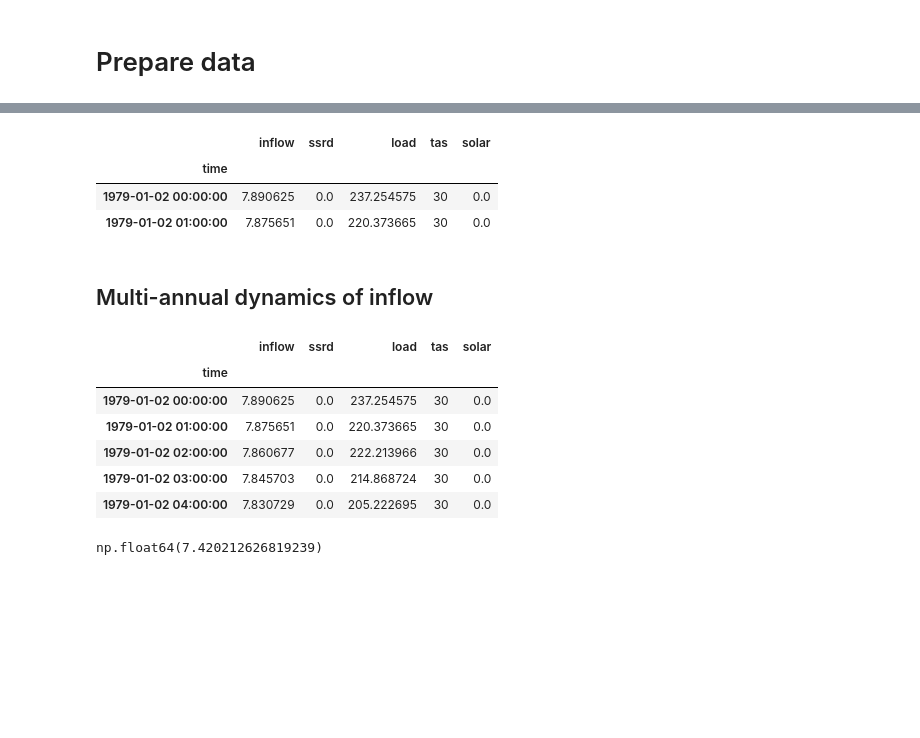
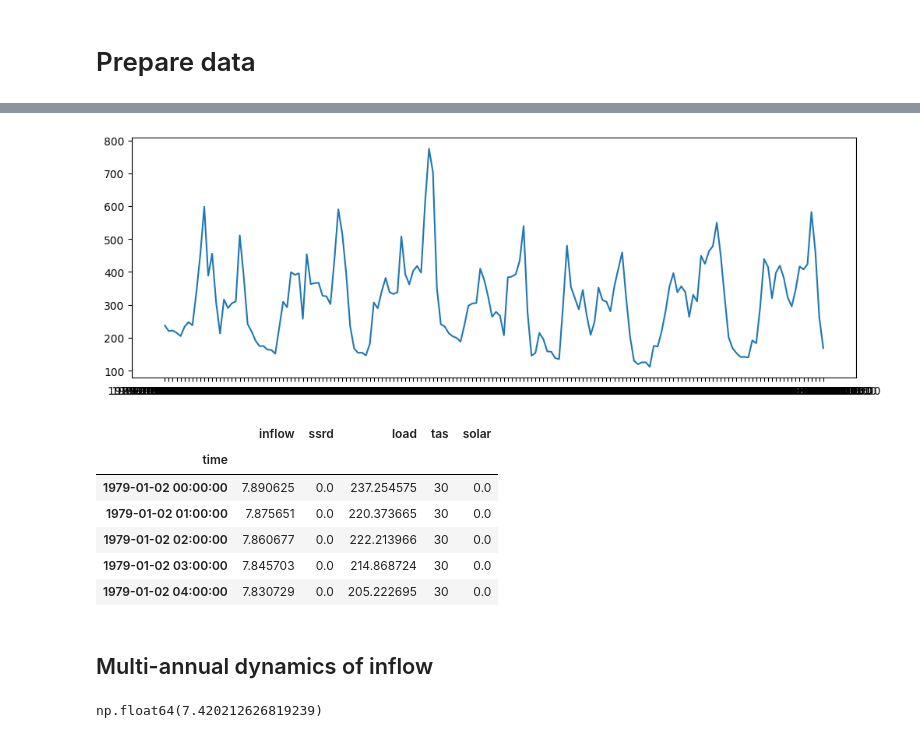
Before and after one commit to matteodefelice/energy-climate-cookbook, a Jupyter notebook: notebooks/2026.micro_grid_hydro.ipynb, the cells around one changed output, grey strips where cells are left out. Cells and saved outputs as stored; diff of their text form; code cells hidden in the pictures; blank space fills up the shorter version.

```diff
--- a/notebooks/2026.micro_grid_hydro.ipynb
+++ b/notebooks/2026.micro_grid_hydro.ipynb
@@ -52,25 +50,24 @@ inputs_full_df["solar"] = solar_cf
 
 # TODO Fix overestimation of the load the inputs
 inputs_full_df["load"] = inputs_full_df["load"]
+# %%
+fig = plt.figure(figsize=(12, 4))
+plt.plot(inputs_full_df["load"][0:168])
+plt.show()
+# %% [output]
+[figure, added]
 # %%
-inputs_full_df.head(2)
+inputs_full_df.head(5)
 # %% [output]
 |  | inflow | ssrd | load | tas | solar |
 | time |  |  |  |  |  |
 | 1979-01-02 00:00:00 | 7.890625 | 0.0 | 237.254575 | 30 | 0.0 |
 | 1979-01-02 01:00:00 | 7.875651 | 0.0 | 220.373665 | 30 | 0.0 |
+| 1979-01-02 02:00:00 | 7.860677 | 0.0 | 222.213966 | 30 | 0.0 |
+| 1979-01-02 03:00:00 | 7.845703 | 0.0 | 214.868724 | 30 | 0.0 |
+| 1979-01-02 04:00:00 | 7.830729 | 0.0 | 205.222695 | 30 | 0.0 |
 # %% [markdown]
 ## Multi-annual dynamics of inflow
-# %%
-inputs_full_df.head(5)
-# %% [output]
-|  | inflow | ssrd | load | tas | solar |
-| time |  |  |  |  |  |
-| 1979-01-02 00:00:00 | 7.890625 | 0.0 | 237.254575 | 30 | 0.0 |
-| 1979-01-02 01:00:00 | 7.875651 | 0.0 | 220.373665 | 30 | 0.0 |
-| 1979-01-02 02:00:00 | 7.860677 | 0.0 | 222.213966 | 30 | 0.0 |
-| 1979-01-02 03:00:00 | 7.845703 | 0.0 | 214.868724 | 30 | 0.0 |
-| 1979-01-02 04:00:00 | 7.830729 | 0.0 | 205.222695 | 30 | 0.0 |
 # %%
 inputs_full_df["inflow"].mean()
 # %% [output]
```
Also changed, not shown: parts of 14 cells of this notebook, 1 other file.
